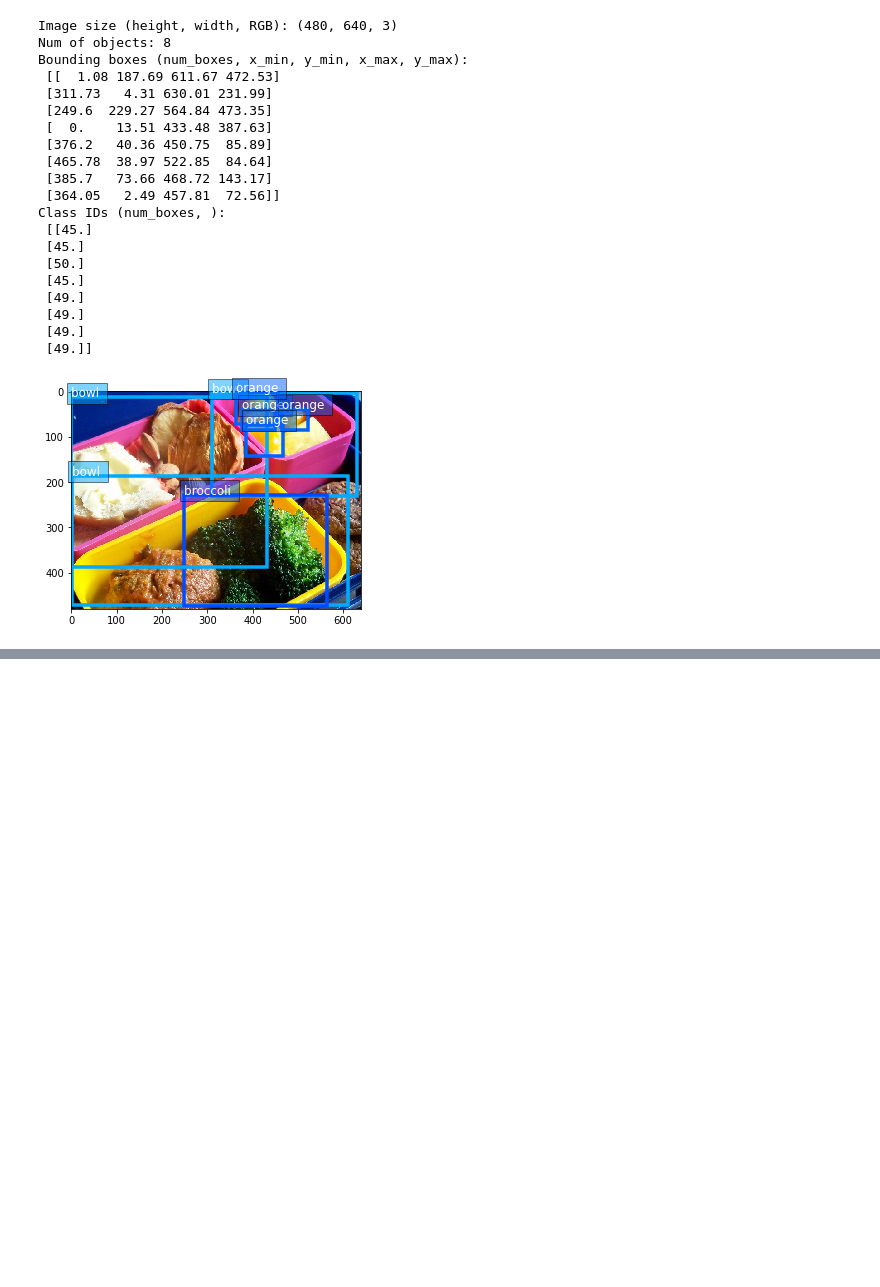
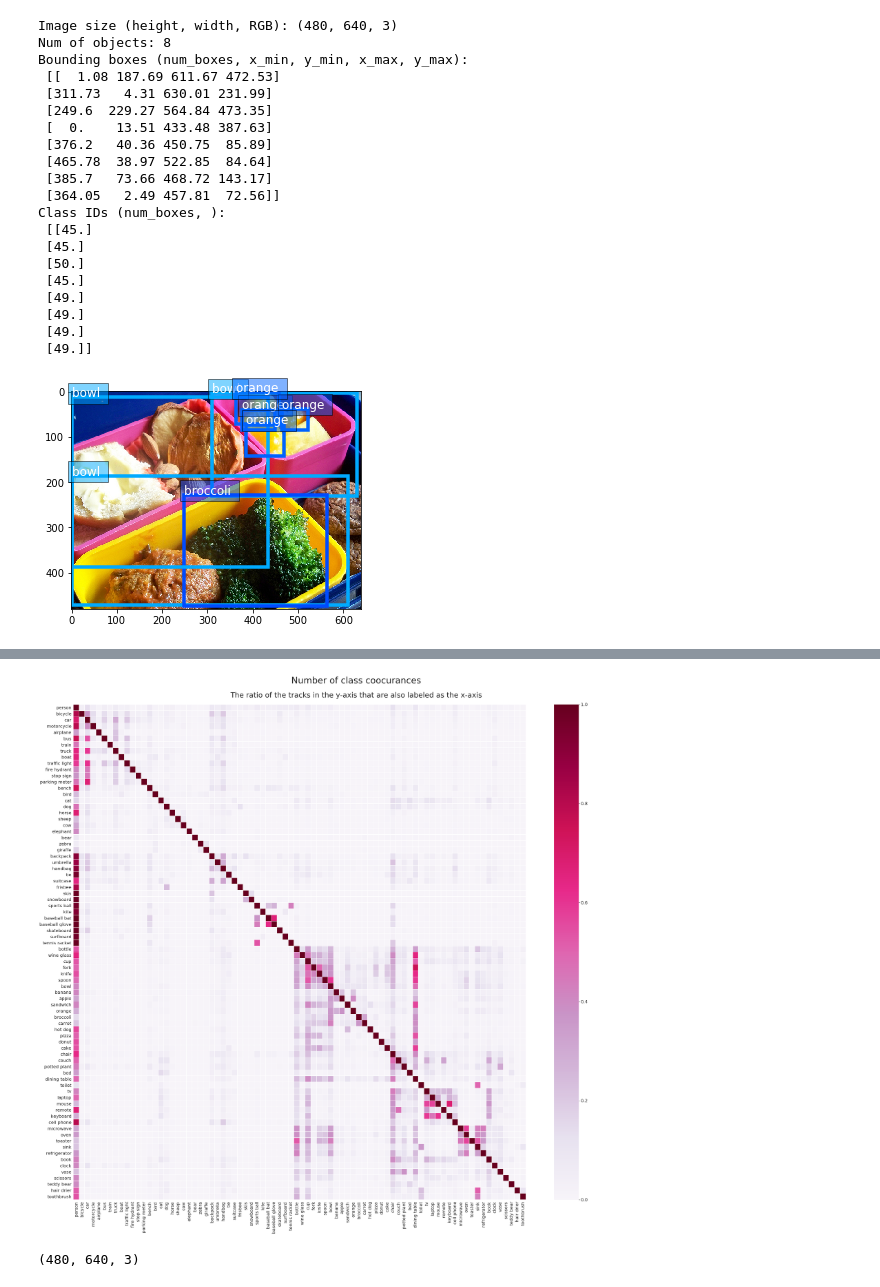
Before and after one commit to KarimMibrahim/mlml_weightedLoss, a Jupyter notebook: MScoco_experiment.ipynb, the cells around one changed output, grey strips where cells are left out. Saved outputs shown, nothing was run; the diff lists cells and outputs as text; code cells hidden in the pictures; blank space fills up the shorter version.

```diff
--- a/MScoco_experiment.ipynb
+++ b/MScoco_experiment.ipynb
@@ -80,0 +110,15 @@ labels_df = pd.DataFrame(binarized_labels,columns=sorted_names)
+# %%
+# Plotting coocurances normalized
+plt.figure(figsize=(49, 49));
+sn.set(font_scale=2)  # for label size
+cmap = 'PuRd'
+plt.axes([.1, .1, .8, .7])
+plt.figtext(.5, .83, 'Number of class coocurances', fontsize=44, ha='center')
+plt.figtext(.5,.81,'The ratio of the tracks in the y-axis that are also labeled as the x-axis',fontsize=36,ha='center')
+sn.heatmap(coocurrances_normalied, annot=False, annot_kws={"size": 24}, fmt='.0f', cmap=cmap, linewidths=.5);
+# %% [output]
+[figure, added]
+# %%
+train_dataset[0][0].shape
+# %% [output]
+(480, 640, 3)
```
Also changed, not shown: parts of 26 cells of this notebook, 1 other file.
